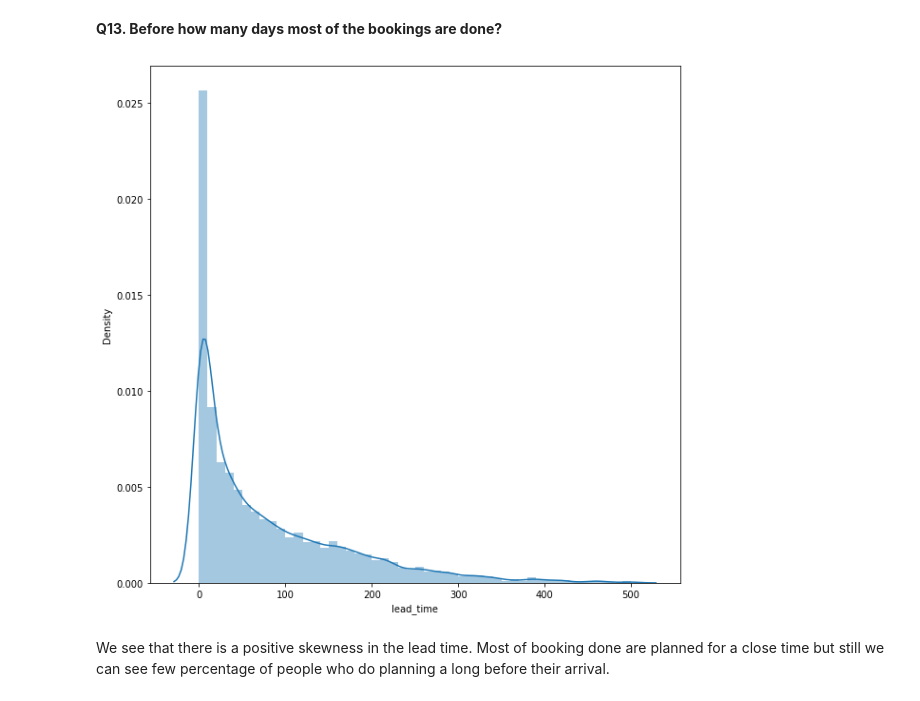
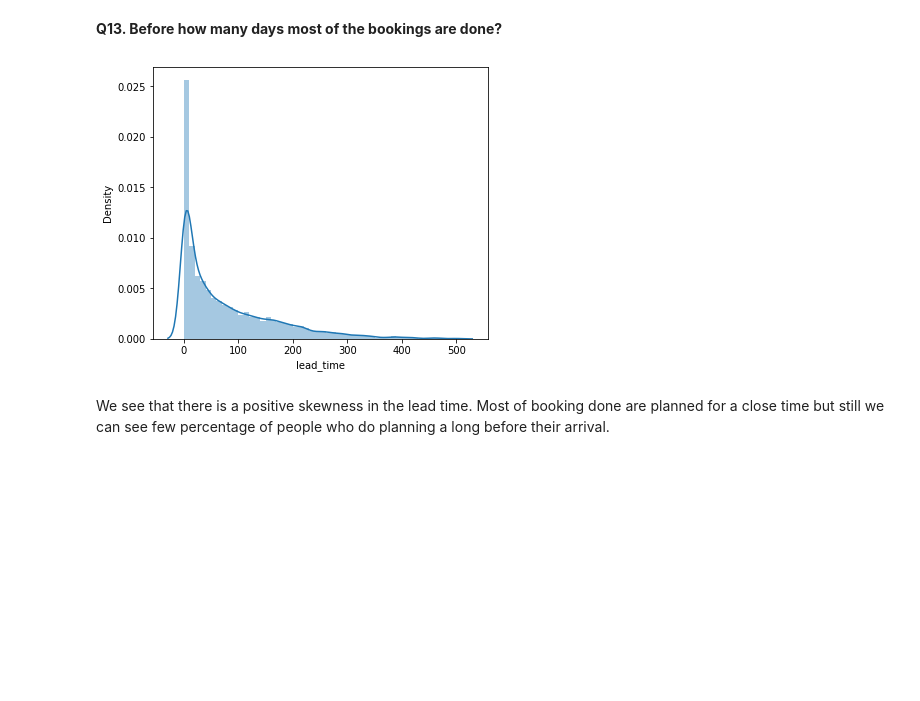
Before and after one commit to iam-ajitkumartoppo/hotel-booking-analysis, a Jupyter notebook: EDA_Hotel_Booking_Analysis_Capstone_Project.ipynb, the cells around one changed output. Drawn from its saved outputs; the diff is of its cells as text; code cells hidden in the pictures; blank space fills up the shorter version.

```diff
--- a/EDA_Hotel_Booking_Analysis_Capstone_Project.ipynb
+++ b/EDA_Hotel_Booking_Analysis_Capstone_Project.ipynb
@@ -467,11 +493,11 @@ plt.show()
 # %% [markdown]
 **Q13. Before how many days most of the bookings are done?**
 # %%
-plt.figure(figsize=(10,10))
+plt.figure(figsize=(6,5))
 sns.distplot(a=df_1['lead_time'], label='lead_time_distribution')
 plt.show()
 # %% [output]
-[figure, old version]
+[figure, new version]
 # %% [markdown]
 We see that there is a positive skewness in the lead time.
 Most of booking done are planned for a close time but still we can see few percentage of people who do planning a long before their arrival.
```
Also changed, not shown: parts of 29 cells of this notebook.
